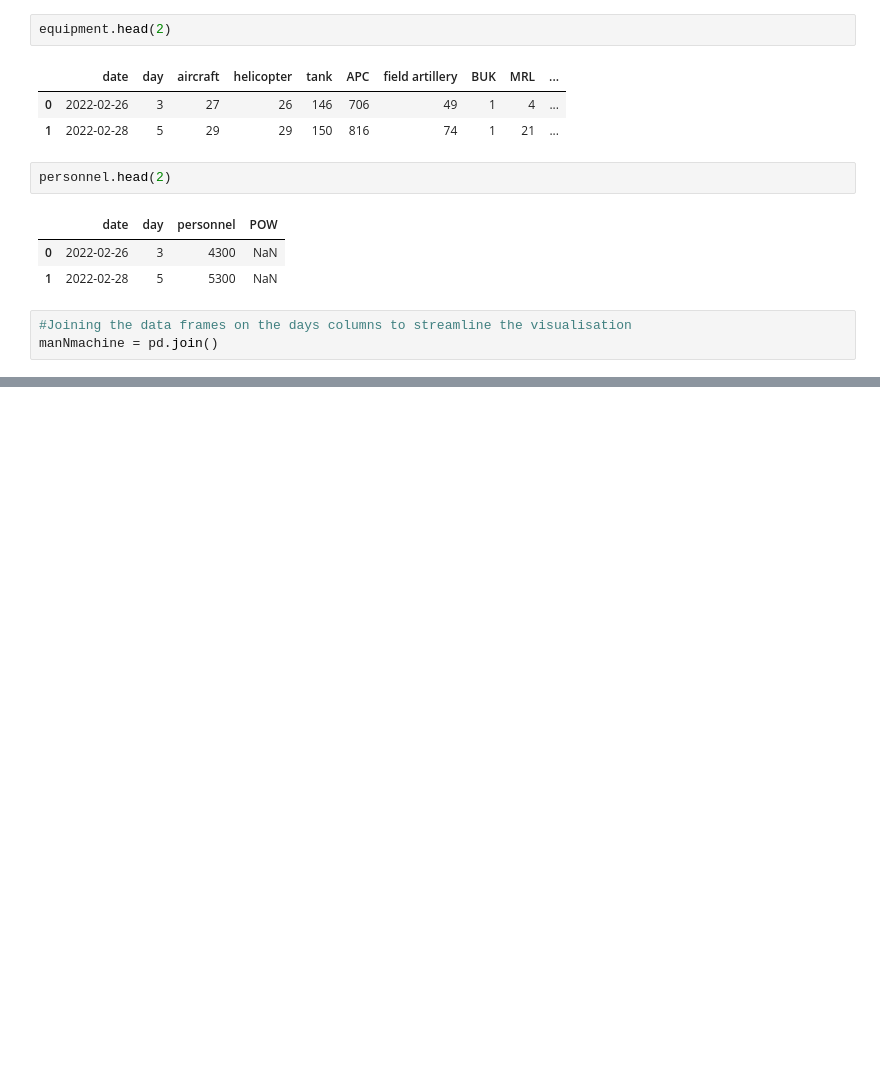
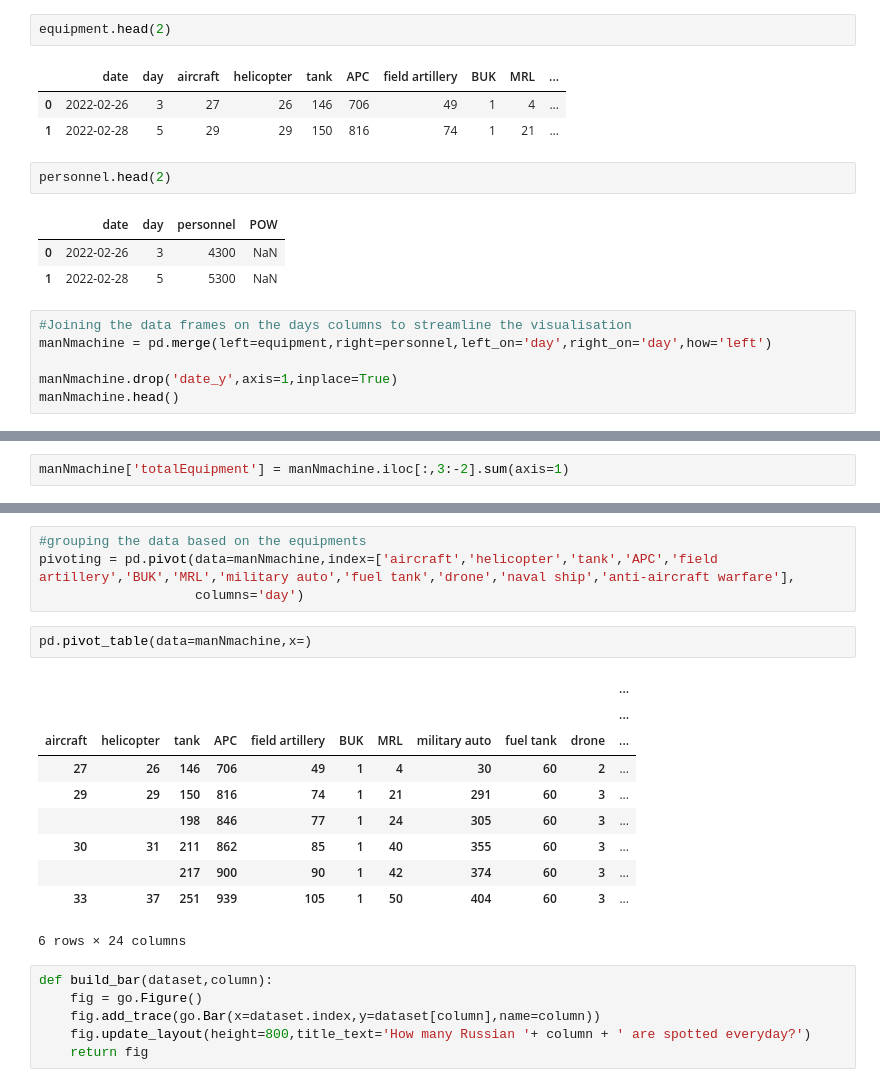
Before and after one commit to Kamalabot/DataVisualisations, a Jupyter notebook: mannmachines-of-war.ipynb, the cells around one changed output, grey strips where cells are left out. Cells and saved outputs as stored; diff of their text form; blank space fills up the shorter version.

Commit message:
Kaggle Notebook | ManNMachines of War | Version 2

```diff
--- a/mannmachines-of-war.ipynb
+++ b/mannmachines-of-war.ipynb
@@ -72,4 +72,7 @@ personnel.head(2)
 | 1 | 2022-02-28 | 5 | 5300 | NaN |
 # %%
 #Joining the data frames on the days columns to streamline the visualisation
-manNmachine = pd.join()
+manNmachine = pd.merge(left=equipment,right=personnel,left_on='day',right_on='day',how='left')
+
+manNmachine.drop('date_y',axis=1,inplace=True)
+manNmachine.head()
@@ -79,0 +86,2 @@ for x in equipment.column
+# %%
+manNmachine['totalEquipment'] = manNmachine.iloc[:,3:-2].sum(axis=1)
@@ -79,0 +109,23 @@ for x in equipment.column
+# %%
+#grouping the data based on the equipments
+pivoting = pd.pivot(data=manNmachine,index=['aircraft','helicopter','tank','APC','field artillery','BUK','MRL','military auto','fuel tank','drone','naval ship','anti-aircraft warfare'],
+                    columns='day')
+# %%
+pd.pivot_table(data=manNmachine,x=)
+# %% [output]
+|  |  |  |  |  |  |  |  |  |  | ... |
+|  |  |  |  |  |  |  |  |  |  | ... |
+| aircraft | helicopter | tank | APC | field artillery | BUK | MRL | military auto | fuel tank | drone | ... |
+| 27 | 26 | 146 | 706 | 49 | 1 | 4 | 30 | 60 | 2 | ... |
+| 29 | 29 | 150 | 816 | 74 | 1 | 21 | 291 | 60 | 3 | ... |
+|  |  | 198 | 846 | 77 | 1 | 24 | 305 | 60 | 3 | ... |
+| 30 | 31 | 211 | 862 | 85 | 1 | 40 | 355 | 60 | 3 | ... |
+|  |  | 217 | 900 | 90 | 1 | 42 | 374 | 60 | 3 | ... |
+| 33 | 37 | 251 | 939 | 105 | 1 | 50 | 404 | 60 | 3 | ... |
+6 rows × 24 columns
+# %%
+def build_bar(dataset,column):
+    fig = go.Figure()
+    fig.add_trace(go.Bar(x=dataset.index,y=dataset[column],name=column))
+    fig.update_layout(height=800,title_text='How many Russian '+ column + ' are spotted everyday?')
+    return fig
```
Also changed, not shown: parts of 10 cells of this notebook.
